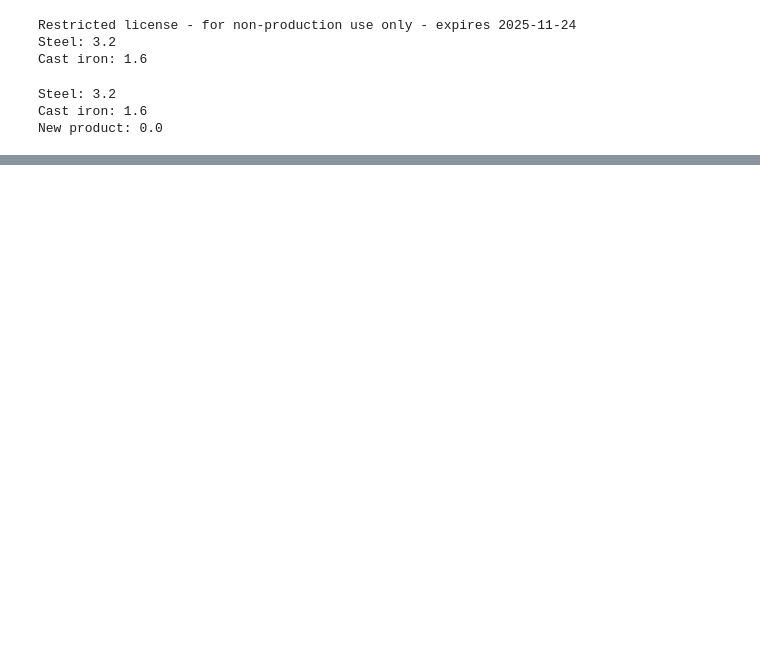
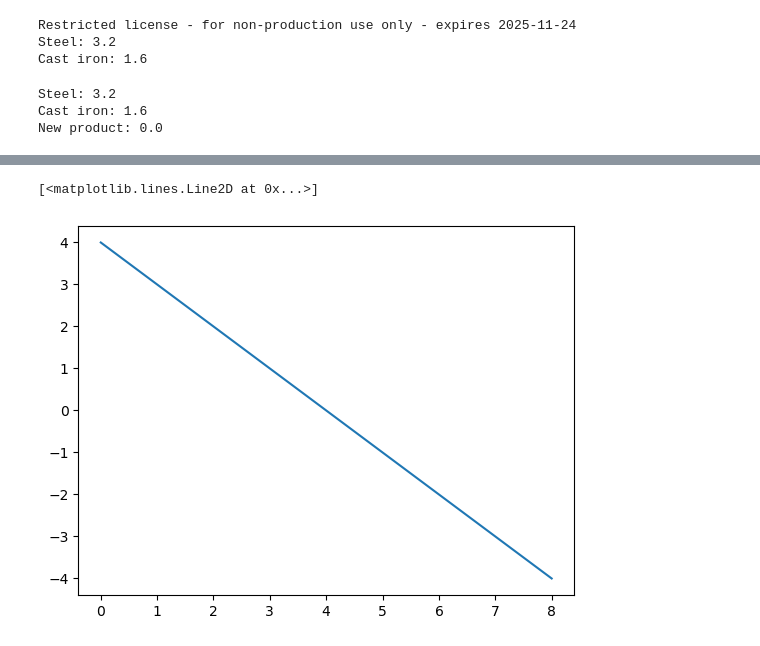
Before and after one commit to febse/opt2025, a Jupyter notebook: 03-Graphical-Method/02-Sensitivity.ipynb, the cells around one changed output, grey strips where cells are left out. Drawn from its saved outputs; the diff is of its cells as text; code cells hidden in the pictures; blank space fills up the shorter version.

```diff
--- a/03-Graphical-Method/02-Sensitivity.ipynb
+++ b/03-Graphical-Method/02-Sensitivity.ipynb
@@ -246,0 +304,7 @@ New product: 0.0
+# %%
+x_1 = [0, 8]  # Range of x_s values
+
+plt.plot(x_1, [4 - 1 * x for x in x_1], label=r"$x_1 + x_2 = 4$")
+# %% [output]
+[<matplotlib.lines.Line2D at 0x...>]
+[figure, added]
```
Also changed, not shown: parts of 7 cells of this notebook, 2 other files.
